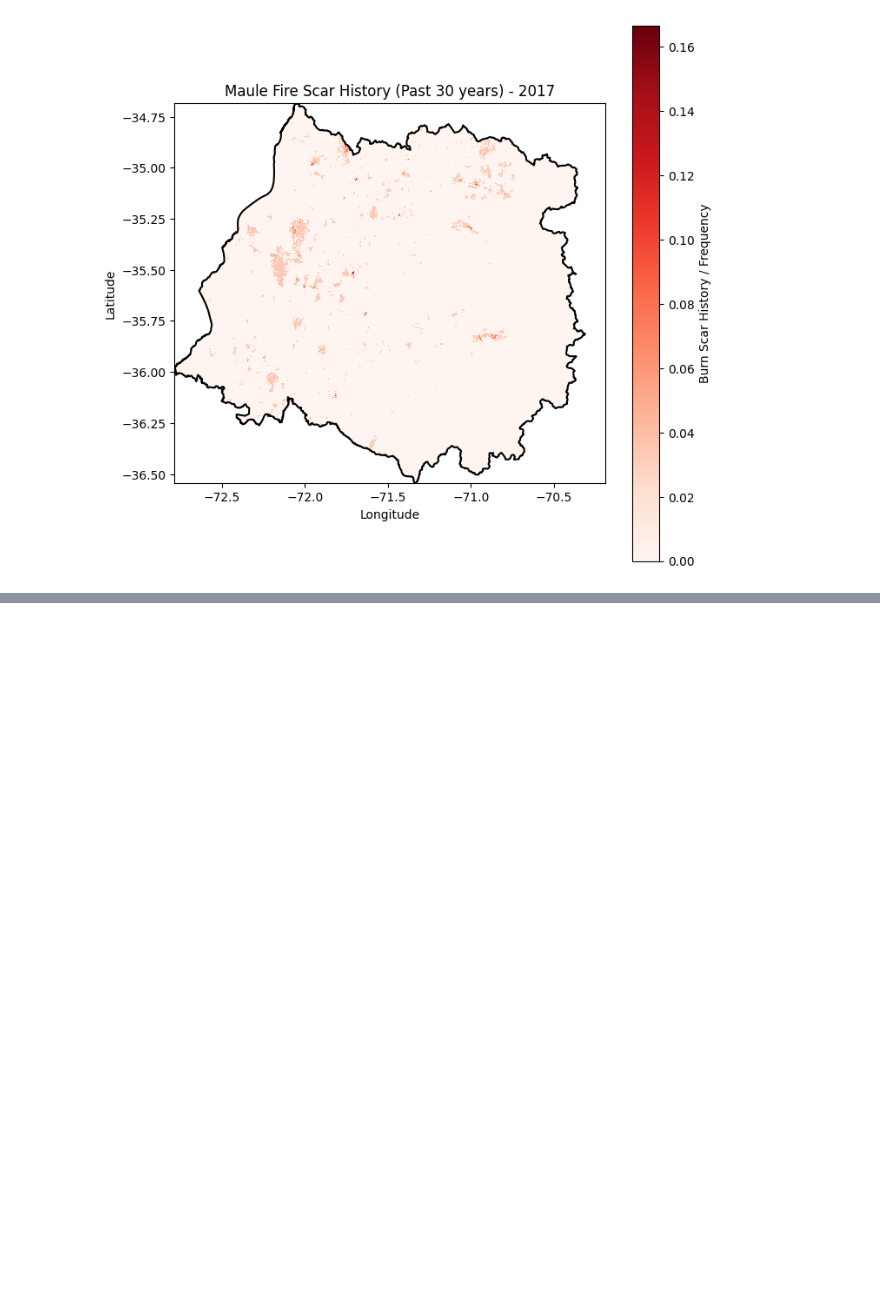
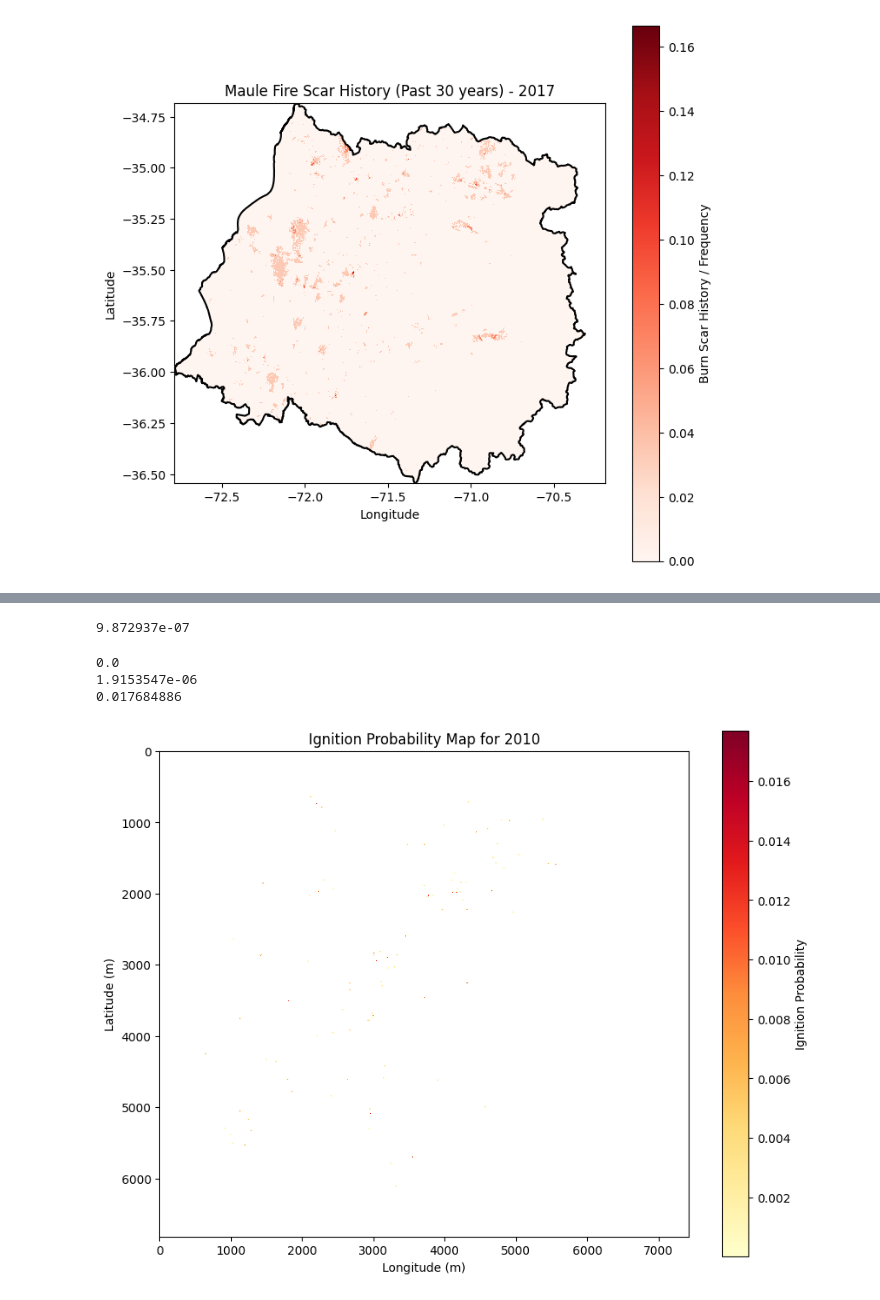
Before and after one commit to abbystokes/wildfire-risk-ml, a Jupyter notebook: merged_scars.ipynb, the cells around one changed output, grey strips where cells are left out. Saved outputs shown, nothing was run; the diff lists cells and outputs as text; code cells hidden in the pictures; blank space fills up the shorter version.

```diff
--- a/merged_scars.ipynb
+++ b/merged_scars.ipynb
@@ -457,0 +698,29 @@ for year, group in df.groupby('FireSeason'):
+# %%
+np.mean(ignition_raster)
+# %% [output]
+9.872937e-07
+# %%
+prob_map_path = "capas/incendio/ignition_probability_maps/ignition_prob_2017.tif"
+
+# Open the raster file using rasterio
+with rasterio.open(prob_map_path) as src:
+    prob_map = src.read(1)  # Read the first (and only) band of the raster
+    print(np.nanmin(prob_map))
+    print(np.nanmean(prob_map))
+    print(np.nanmax(prob_map))
+    # Mask out the nodata values (assuming 0 is the nodata value)
+    prob_map[prob_map == src.nodata] = np.nan
+
+# Plot the map using matplotlib
+plt.figure(figsize=(10, 8))
+plt.imshow(prob_map, cmap='YlOrRd', interpolation='nearest')
+plt.colorbar(label='Ignition Probability')
+plt.title(f"Ignition Probability Map for 2010")
+plt.xlabel("Longitude (m)")
+plt.ylabel("Latitude (m)")
+plt.show()
+# %% [output]
+0.0
+1.9153547e-06
+0.017684886
+[figure, added]
```
Also changed, not shown: parts of 7 cells of this notebook, 1 other file.
